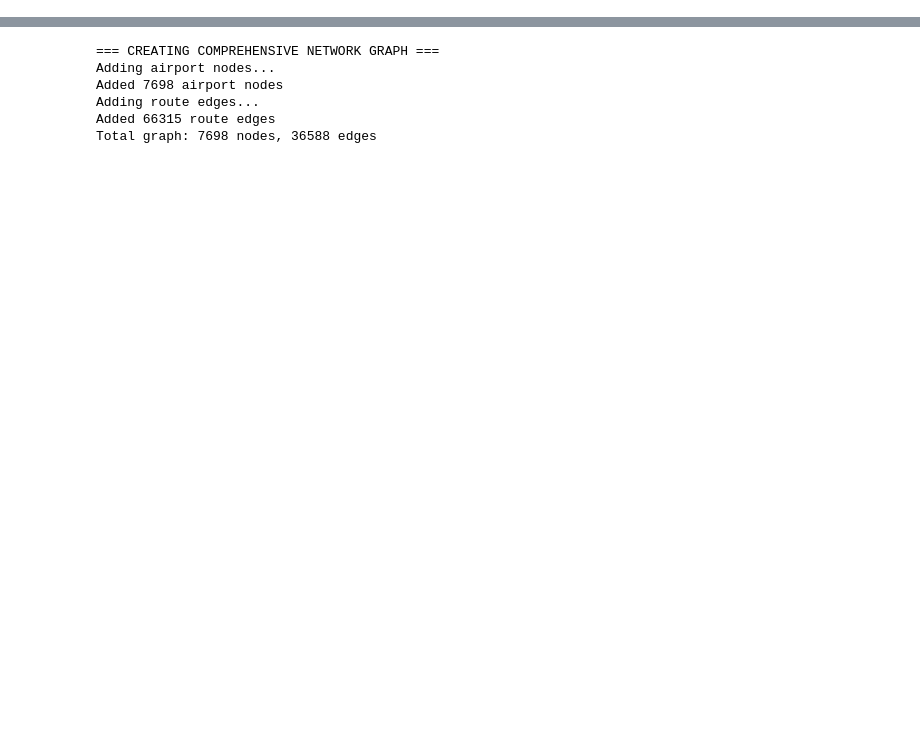
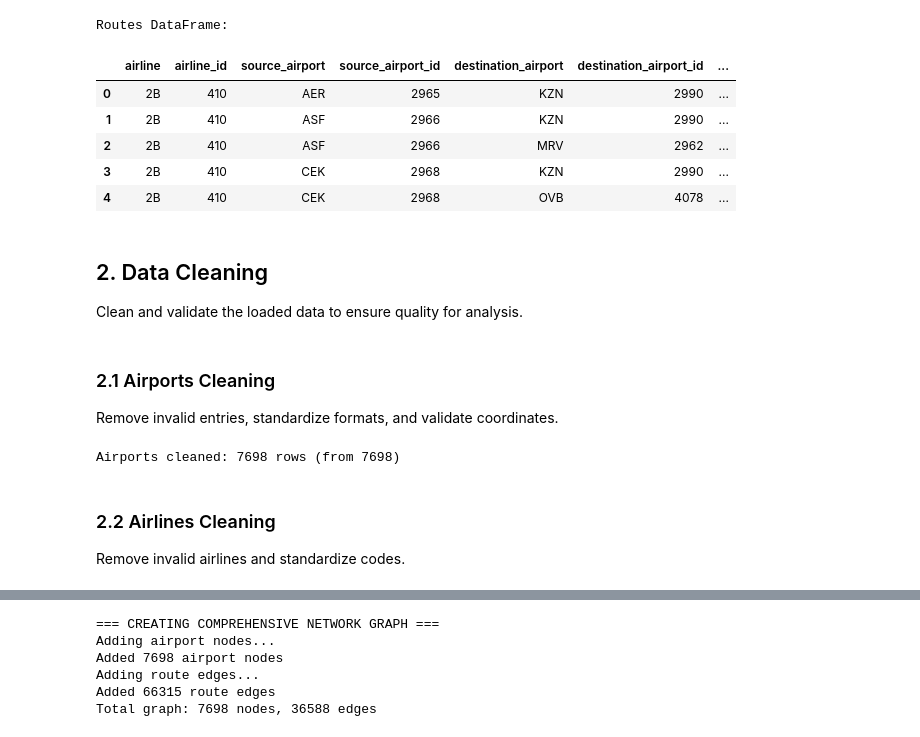
Before and after one commit to Hastapkin/Flight-Route-Advisor, a Jupyter notebook: notebook/flight_route.ipynb, the cells around one changed output, grey strips where cells are left out. Cells and saved outputs as stored; diff of their text form; code cells hidden in the pictures; blank space fills up the shorter version.

```diff
--- a/notebook/flight_route.ipynb
+++ b/notebook/flight_route.ipynb
@@ -625,0 +127,68 @@ from pathlib import Path
+# %%
+# Preview routes data
+print("Routes DataFrame:")
+routes_df.head()
+# %% [output]
+Routes DataFrame:
+|  | airline | airline_id | source_airport | source_airport_id | destination_airport | destination_airport_id | ... |
+| 0 | 2B | 410 | AER | 2965 | KZN | 2990 | ... |
+| 1 | 2B | 410 | ASF | 2966 | KZN | 2990 | ... |
+| 2 | 2B | 410 | ASF | 2966 | MRV | 2962 | ... |
+| 3 | 2B | 410 | CEK | 2968 | KZN | 2990 | ... |
+| 4 | 2B | 410 | CEK | 2968 | OVB | 4078 | ... |
+# %% [markdown]
+## 2. Data Cleaning
+
+Clean and validate the loaded data to ensure quality for analysis.
+# %% [markdown]
+### 2.1 Airports Cleaning
+
+Remove invalid entries, standardize formats, and validate coordinates.
+# %%
+# Clean airports data
+airports_cleaned = airports_df.copy()
+
+# Replace invalid values
+airports_cleaned = airports_cleaned.replace({
+    '\\N': pd.NA,
+    'nan': pd.NA,
+    'NaN': pd.NA,
+    '': pd.NA,
+    'Unknown': pd.NA,
+    'unknown': pd.NA
+})
+
+# Clean IATA and ICAO codes
+airports_cleaned['iata'] = airports_cleaned['iata'].replace(['-', 'nan', 'NaN'], pd.NA)
+airports_cleaned['icao'] = airports_cleaned['icao'].replace(['-', 'nan', 'NaN'], pd.NA)
+
+# Validate coordinates
+airports_cleaned = airports_cleaned.dropna(subset=['latitude', 'longitude'])
+airports_cleaned = airports_cleaned[
+    (airports_cleaned['latitude'] >= -90) & (airports_cleaned['latitude'] <= 90) &
+    (airports_cleaned['longitude'] >= -180) & (airports_cleaned['longitude'] <= 180)
+]
+
+# Clean other columns
+airports_cleaned['altitude'] = pd.to_numeric(airports_cleaned['altitude'], errors='coerce').fillna(0)
+airports_cleaned['timezone'] = pd.to_numeric(airports_cleaned['timezone'], errors='coerce')
+dst_mapping = {'E': 'E', 'A': 'A', 'S': 'S', 'O': 'O', 'Z': 'Z', 'N': 'N', 'U': 'U'}
+airports_cleaned['dst'] = airports_cleaned['dst'].map(dst_mapping).fillna('U')
+airports_cleaned['type'] = airports_cleaned['type'].fillna('airport')
+airports_cleaned['source'] = airports_cleaned['source'].fillna('Unknown')
+airports_cleaned = airports_cleaned.drop_duplicates(subset=['airport_id'], keep='first')
+
+# Clean string columns
+string_columns = ['name', 'city', 'country', 'iata', 'icao', 'tz_database_time_zone', 'type', 'source']
+for col in string_columns:
+    if col in airports_cleaned.columns:
+        airports_cleaned[col] = airports_cleaned[col].astype(str).str.strip()
+        airports_cleaned[col] = airports_cleaned[col].replace('nan', pd.NA)
+
+print(f"Airports cleaned: {len(airports_cleaned)} rows (from {len(airports_df)})")
+# %% [output]
+Airports cleaned: 7698 rows (from 7698)
+# %% [markdown]
+### 2.2 Airlines Cleaning
+
+Remove invalid airlines and standardize codes.
```
Also changed, not shown: parts of 56 cells of this notebook, 18 other files.
